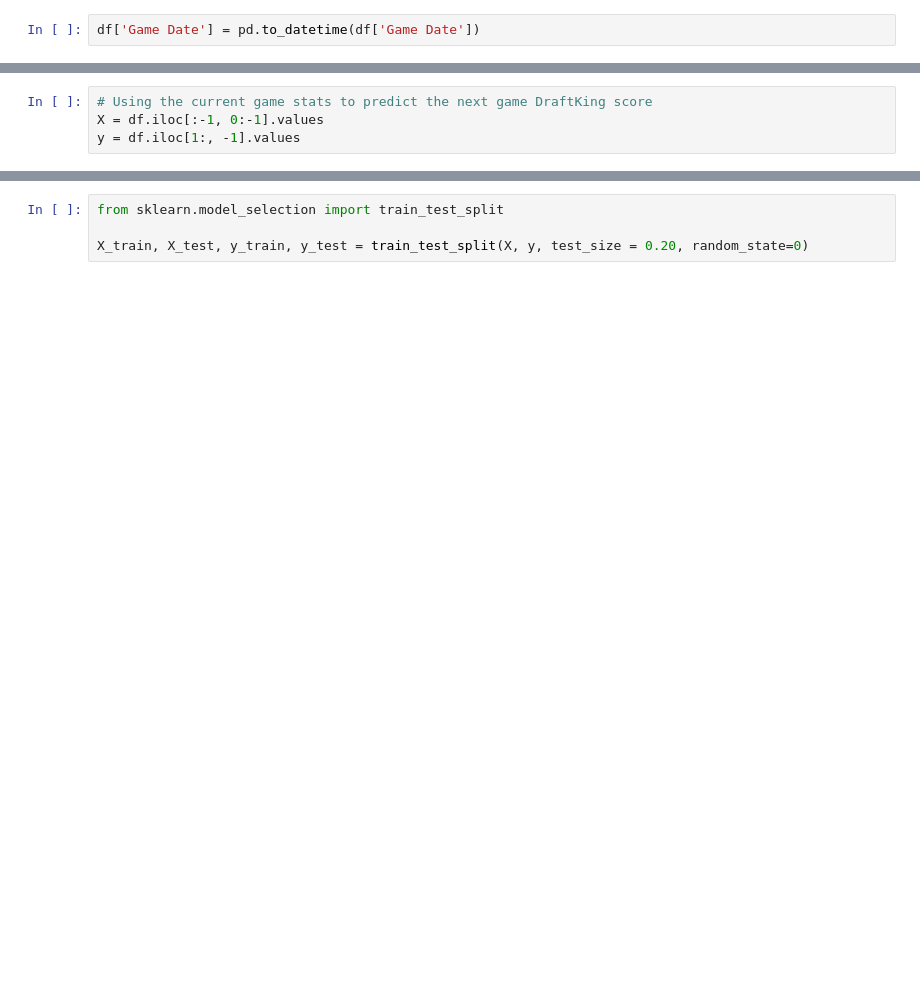
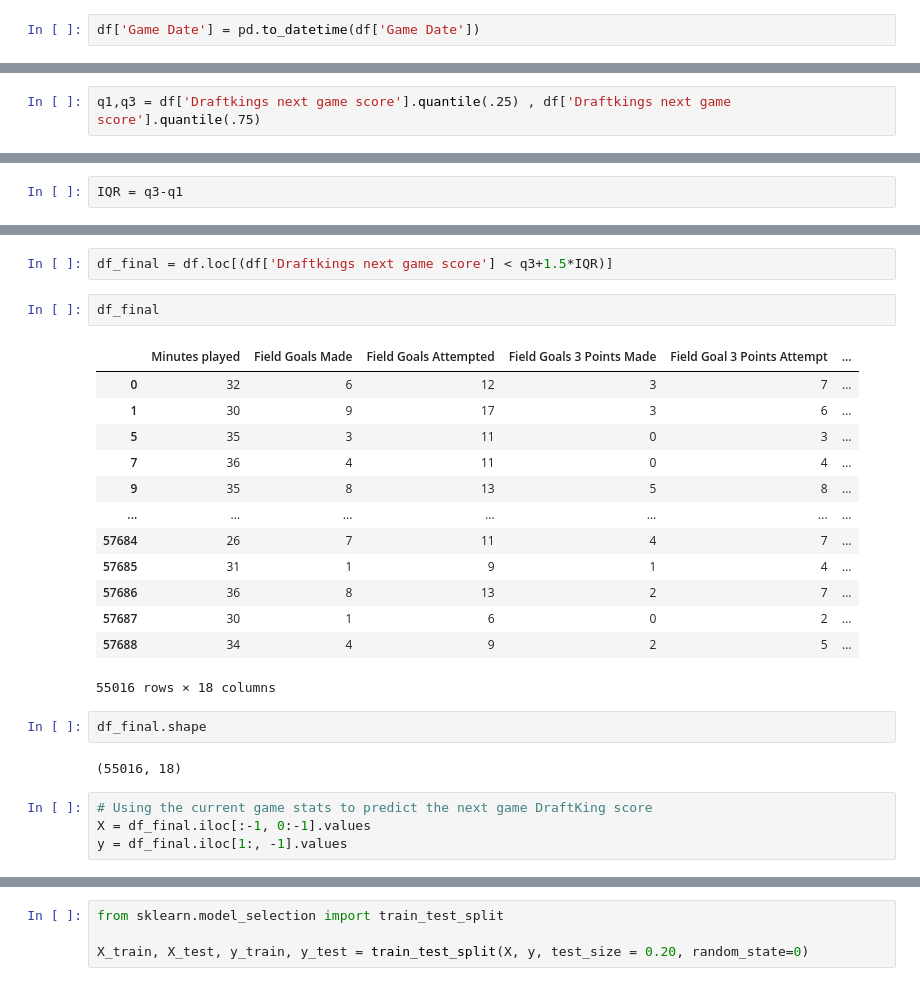
Before and after one commit to pratikgirigoswami/Player-Performance-Improvement-Prediction, a Jupyter notebook: Models/Player_model_Raw_data_2018-2021.ipynb, the cells around one changed output, grey strips where cells are left out. Saved outputs shown, nothing was run; the diff lists cells and outputs as text; blank space fills up the shorter version.

```diff
--- a/Models/Player_model_Raw_data_2018-2021.ipynb
+++ b/Models/Player_model_Raw_data_2018-2021.ipynb
@@ -40,0 +43,2 @@ df.head(2)
+# %%
+q1,q3 = df['Draftkings next game score'].quantile(.25) , df['Draftkings next game score'].quantile(.75)
@@ -40,0 +49,2 @@ df.head(2)
+# %%
+IQR = q3-q1
@@ -41,7 +59,29 @@ df.head(2)
+# %%
+df_final = df.loc[(df['Draftkings next game score'] < q3+1.5*IQR)]
+# %%
+df_final
+# %% [output]
+|  | Minutes played | Field Goals Made | Field Goals Attempted | Field Goals 3 Points Made | Field Goal 3 Points Attempt | ... |
+| 0 | 32 | 6 | 12 | 3 | 7 | ... |
+| 1 | 30 | 9 | 17 | 3 | 6 | ... |
+| 5 | 35 | 3 | 11 | 0 | 3 | ... |
+| 7 | 36 | 4 | 11 | 0 | 4 | ... |
+| 9 | 35 | 8 | 13 | 5 | 8 | ... |
+| ... | ... | ... | ... | ... | ... | ... |
+| 57684 | 26 | 7 | 11 | 4 | 7 | ... |
+| 57685 | 31 | 1 | 9 | 1 | 4 | ... |
+| 57686 | 36 | 8 | 13 | 2 | 7 | ... |
+| 57687 | 30 | 1 | 6 | 0 | 2 | ... |
+| 57688 | 34 | 4 | 9 | 2 | 5 | ... |
+55016 rows × 18 columns
+# %%
+df_final.shape
+# %% [output]
+(55016, 18)
 # %%
 # Using the current game stats to predict the next game DraftKing score
-X = df.iloc[:-1, 0:-1].values
-y = df.iloc[1:, -1].values
+X = df_final.iloc[:-1, 0:-1].values
+y = df_final.iloc[1:, -1].values
 # %%
 df.shape
 # %% [output]
```
Also changed, not shown: parts of 21 cells of this notebook, 9 other files.
